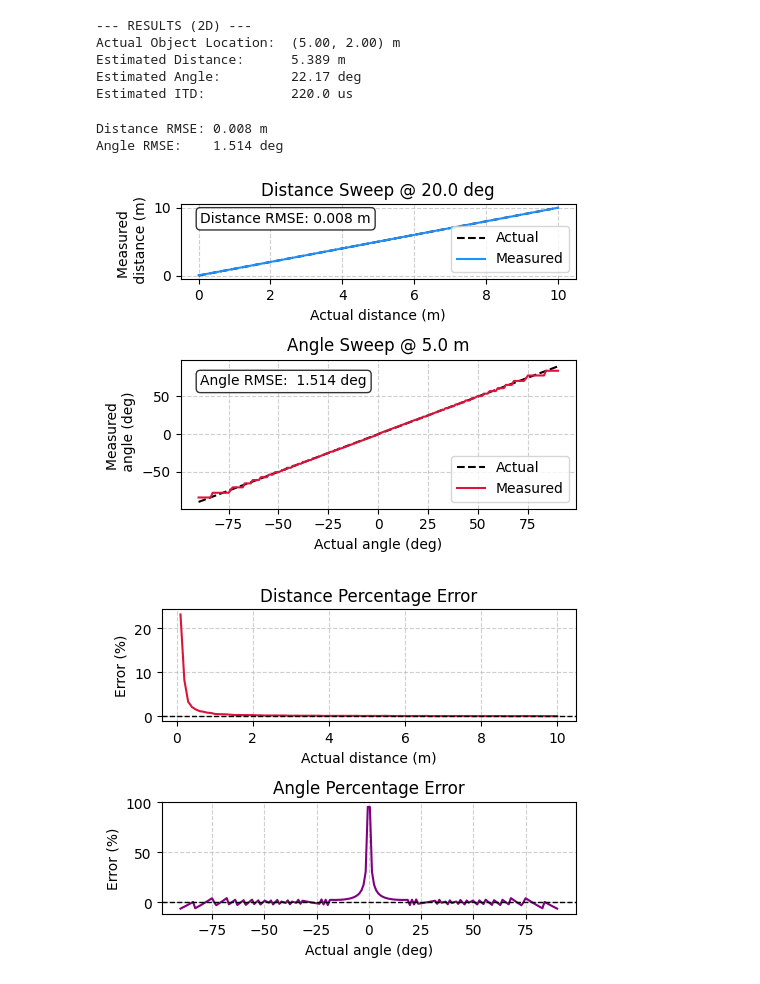
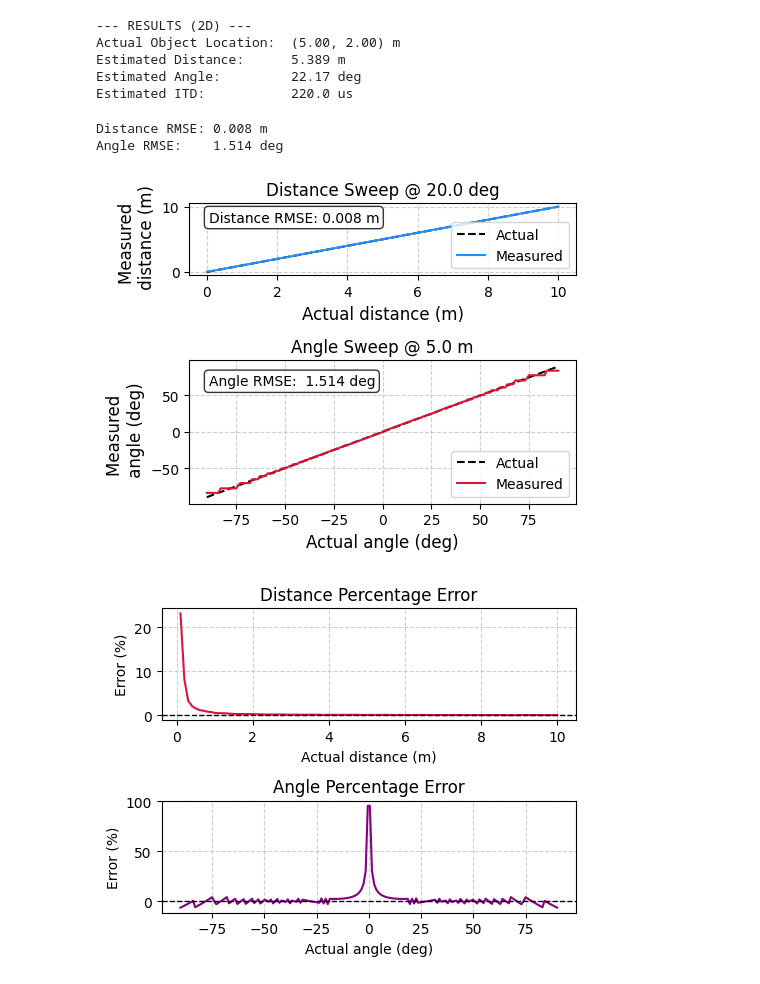
Before and after one commit to jackhenry02/Radar_SNN_2, a Jupyter notebook: notebooks/Delay_neuron_echo_2D.ipynb, the cells around one changed output. Cells and saved outputs as stored; diff of their text form; code cells hidden in the pictures.

```diff
--- a/notebooks/Delay_neuron_echo_2D.ipynb
+++ b/notebooks/Delay_neuron_echo_2D.ipynb
@@ -209,38 +212,40 @@ fig, axes = plt.subplots(
 axes[0].plot(distances, distances, label="Actual", color="black", linestyle="--")
 axes[0].plot(distances, distances_measured, label="Measured", color="dodgerblue")
 axes[0].set_title(f"Distance Sweep @ {angle_deg_fixed:.1f} deg")
-axes[0].set_xlabel("Actual distance (m)")
-axes[0].set_ylabel("Measured \n distance (m)")
+title_size_0 = axes[0].title.get_size()
+axes[0].set_xlabel("Actual distance (m)", fontsize=title_size_0)
+axes[0].set_ylabel("Measured \n distance (m)", fontsize=title_size_0)
 axes[0].grid(True, linestyle="--", alpha=0.6)
 axes[0].legend(loc="lower right")
 
 # Add text box for statistics
 stats_text_1 = f'Distance RMSE: {dist_rmse:.3f} m'
 axes[0].text(0.05, 0.9, stats_text_1, transform=axes[0].transAxes,
          fontsize=10, verticalalignment='top', bbox=dict(boxstyle='round', facecolor='white', alpha=0.8))
 
 
 axes[1].plot(angles_deg, angles_deg, label="Actual", color="black", linestyle="--")
 axes[1].plot(angles_deg, angles_measured, label="Measured", color="crimson")
 axes[1].set_title(f"Angle Sweep @ {distance_fixed:.1f} m")
-axes[1].set_xlabel("Actual angle (deg)")
-axes[1].set_ylabel("Measured \n angle (deg)")
+title_size_1 = axes[1].title.get_size()
+axes[1].set_xlabel("Actual angle (deg)", fontsize=title_size_1)
+axes[1].set_ylabel("Measured \n angle (deg)", fontsize=title_size_1)
 axes[1].grid(True, linestyle="--", alpha=0.6)
 axes[1].legend(loc="lower right")
 
 
 # Add text box for statistics
 stats_text_2 = f'Angle RMSE:  {angle_rmse:.3f} deg'
 axes[1].text(0.05, 0.9, stats_text_2, transform=axes[1].transAxes,
          fontsize=10, verticalalignment='top', bbox=dict(boxstyle='round', facecolor='white', alpha=0.8))
 
 
 plt.tight_layout()
 plt.show()
 # %% [output]
 Distance RMSE: 0.008 m
 Angle RMSE:    1.514 deg
-[figure, old version]
+[figure, new version]
 # %%
 # Percentage error plots for distance and angle sweeps
 dist_err_pct = (distances_measured - distances) * 100.0 / distances
```
Also changed, not shown: parts of 5 cells of this notebook, 5 other files.
